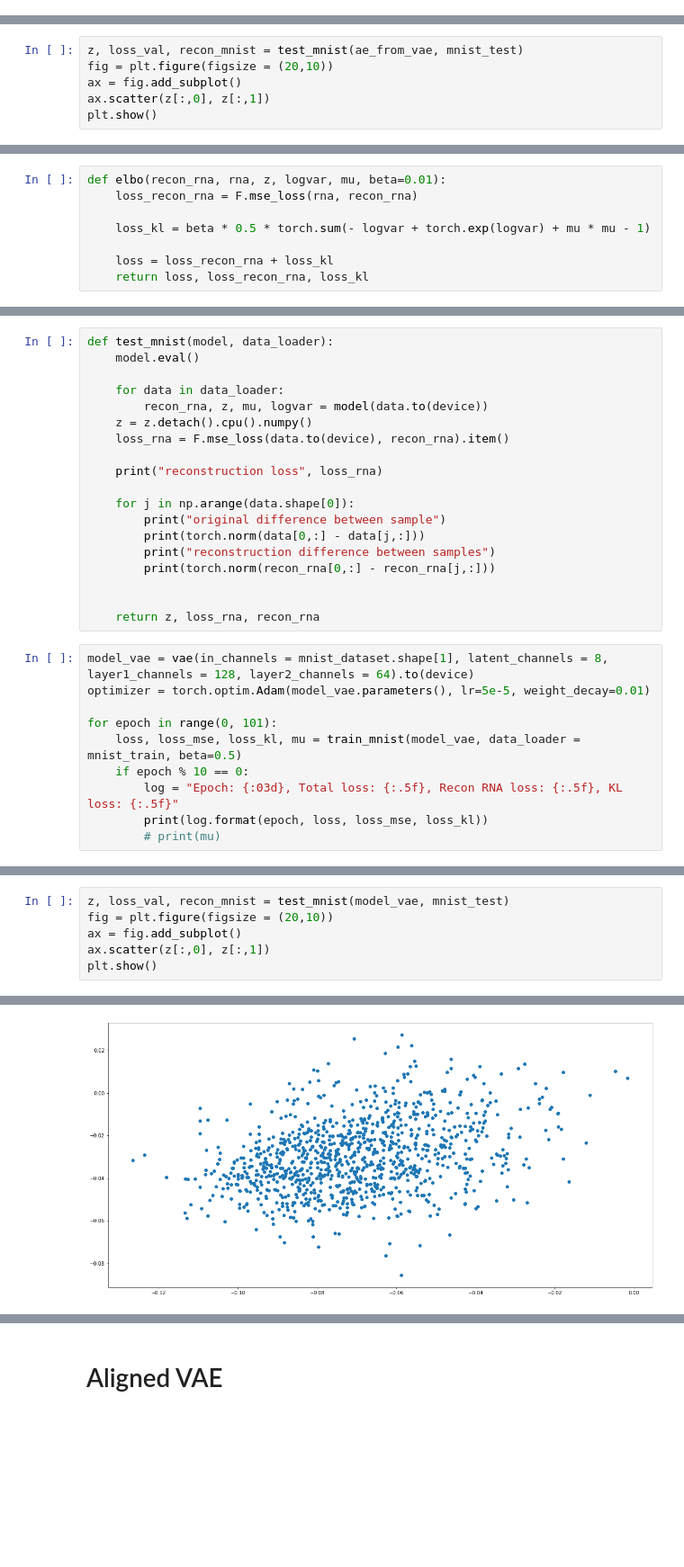
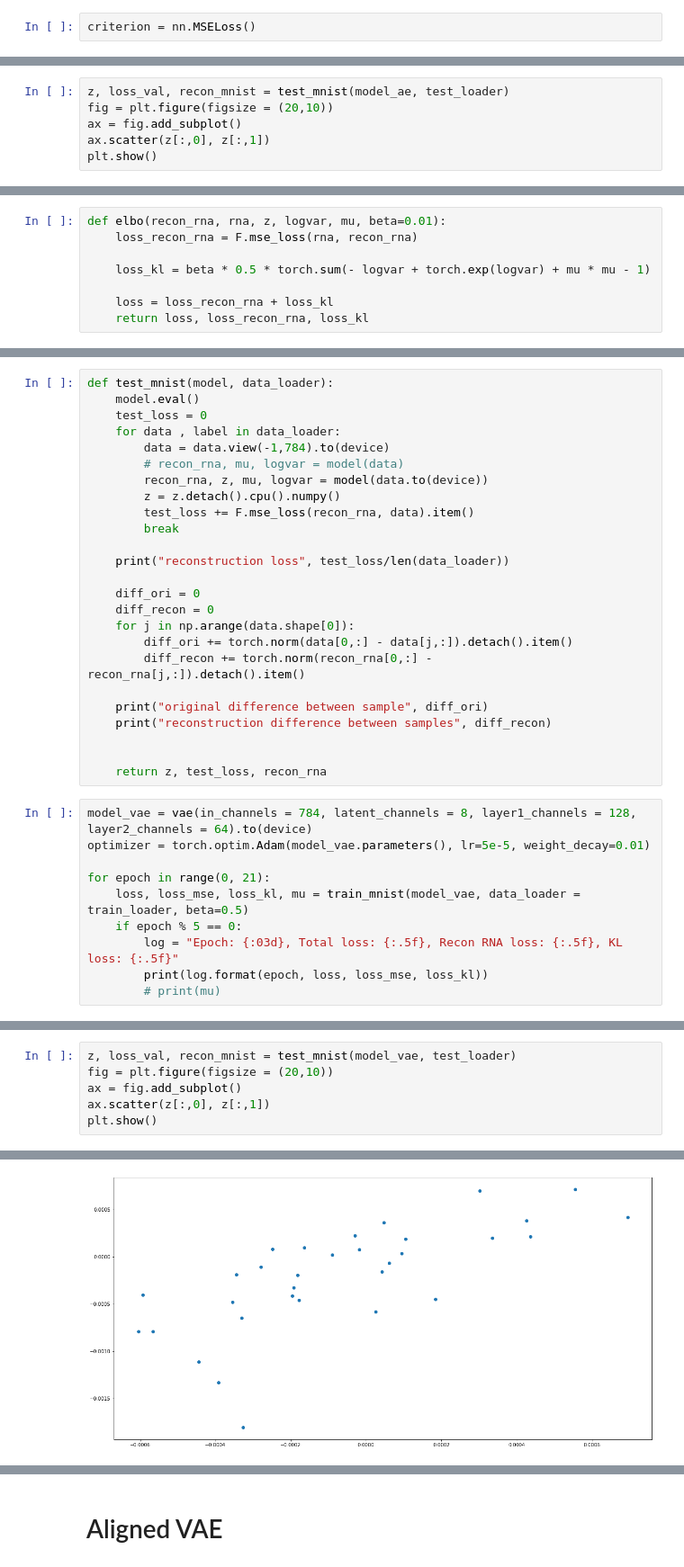
Before and after one commit to cyang389/JointTI, a Jupyter notebook: test_vae.ipynb, the cells around one changed output, grey strips where cells are left out. Shown: that part at 90% size. Cells and saved outputs as stored; diff of their text form; blank space fills up the shorter version.

```diff
--- a/test_model.ipynb
+++ b/test_vae.ipynb
@@ -40 +37,3 @@ mnist_test = DataLoader(mnist_dataset, shuffle = True, batch_size = 1024)
+# %%
+criterion = nn.MSELoss()
 # %%
@@ -103,5 +104,5 @@ Epoch: 100, Total loss: 0.07940
 # %%
-z, loss_val, recon_mnist = test_mnist(ae_from_vae, mnist_test)
+z, loss_val, recon_mnist = test_mnist(model_ae, test_loader)
 fig = plt.figure(figsize = (20,10))
 ax = fig.add_subplot()
 ax.scatter(z[:,0], z[:,1])
@@ -167,29 +156,35 @@ def train_mnist(model, data_loader, beta = 0.01):
 # %%
 def test_mnist(model, data_loader):
     model.eval()
+    test_loss = 0
+    for data , label in data_loader:
+        data = data.view(-1,784).to(device)
+        # recon_rna, mu, logvar = model(data)
+        recon_rna, z, mu, logvar = model(data.to(device))
+        z = z.detach().cpu().numpy()
+        test_loss += F.mse_loss(recon_rna, data).item()
+        break
 
-    for data in data_loader:
-        recon_rna, z, mu, logvar = model(data.to(device))
-    z = z.detach().cpu().numpy()
-    loss_rna = F.mse_loss(data.to(device), recon_rna).item()
+    print("reconstruction loss", test_loss/len(data_loader))
 
-    print("reconstruction loss", loss_rna)
+    diff_ori = 0
+    diff_recon = 0
+    for j in np.arange(data.shape[0]):
+        diff_ori += torch.norm(data[0,:] - data[j,:]).detach().item()
+        diff_recon += torch.norm(recon_rna[0,:] - recon_rna[j,:]).detach().item()
 
-    for j in np.arange(data.shape[0]):
-        print("original difference between sample")
-        print(torch.norm(data[0,:] - data[j,:]))
-        print("reconstruction difference between samples")
-        print(torch.norm(recon_rna[0,:] - recon_rna[j,:]))
+    print("original difference between sample", diff_ori)
+    print("reconstruction difference between samples", diff_recon)
 
 
-    return z, loss_rna, recon_rna
+    return z, test_loss, recon_rna
 # %%
-model_vae = vae(in_channels = mnist_dataset.shape[1], latent_channels = 8, layer1_channels = 128, layer2_channels = 64).to(device)
+model_vae = vae(in_channels = 784, latent_channels = 8, layer1_channels = 128, layer2_channels = 64).to(device)
 optimizer = torch.optim.Adam(model_vae.parameters(), lr=5e-5, weight_decay=0.01)
 
-for epoch in range(0, 101):
-    loss, loss_mse, loss_kl, mu = train_mnist(model_vae, data_loader = mnist_train, beta=0.5)
-    if epoch % 10 == 0:
+for epoch in range(0, 21):
+    loss, loss_mse, loss_kl, mu = train_mnist(model_vae, data_loader = train_loader, beta=0.5)
+    if epoch % 5 == 0:
         log = "Epoch: {:03d}, Total loss: {:.5f}, Recon RNA loss: {:.5f}, KL loss: {:.5f}"
         print(log.format(epoch, loss, loss_mse, loss_kl))
         # print(mu)
@@ -208,5 +196,5 @@ Epoch: 100, Total loss: 0.07070, Recon RNA loss: 0.05095, KL loss: 0.01975
 # %%
-z, loss_val, recon_mnist = test_mnist(model_vae, mnist_test)
+z, loss_val, recon_mnist = test_mnist(model_vae, test_loader)
 fig = plt.figure(figsize = (20,10))
 ax = fig.add_subplot()
 ax.scatter(z[:,0], z[:,1])
@@ -232,4 +206,4 @@ tensor(0.0616, grad_fn=<NormBackward0>)
-[figure, old version]
+[figure, new version]
 # %%
 plt.imshow(recon_mnist[1,:].reshape(28,28).detach().numpy())
 # %% [output]
```
Also changed, not shown: parts of 19 cells of this notebook, 4 other files.
